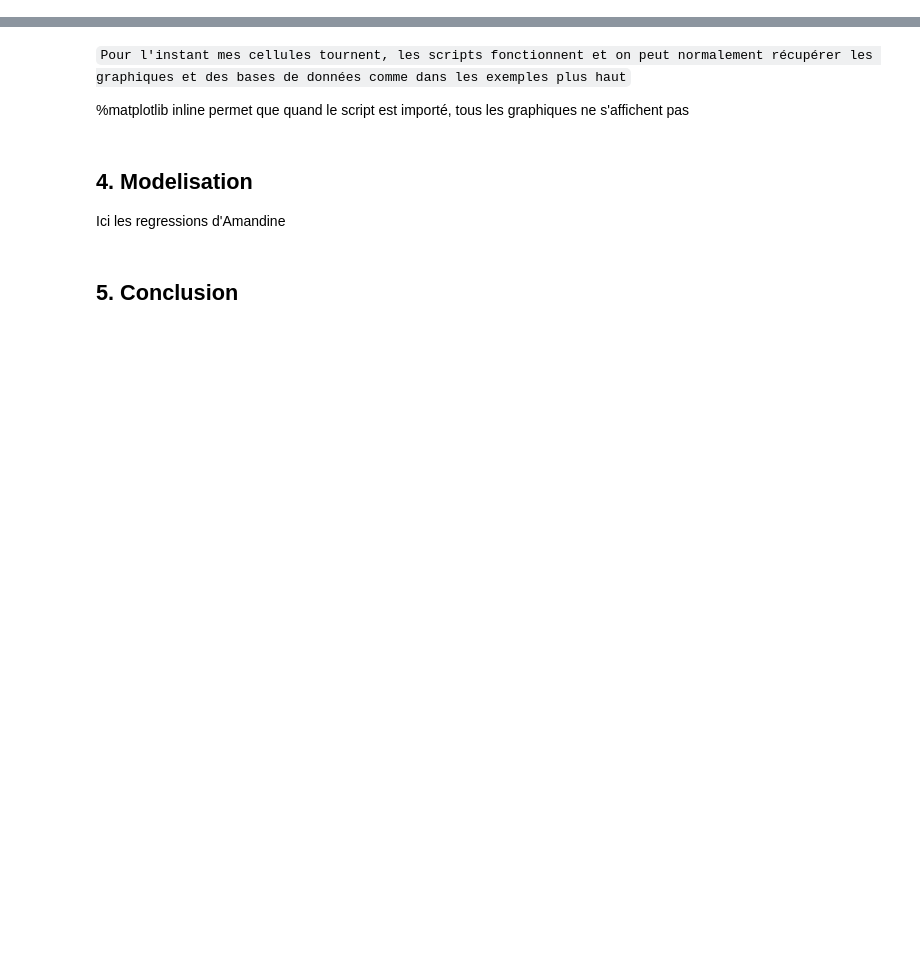
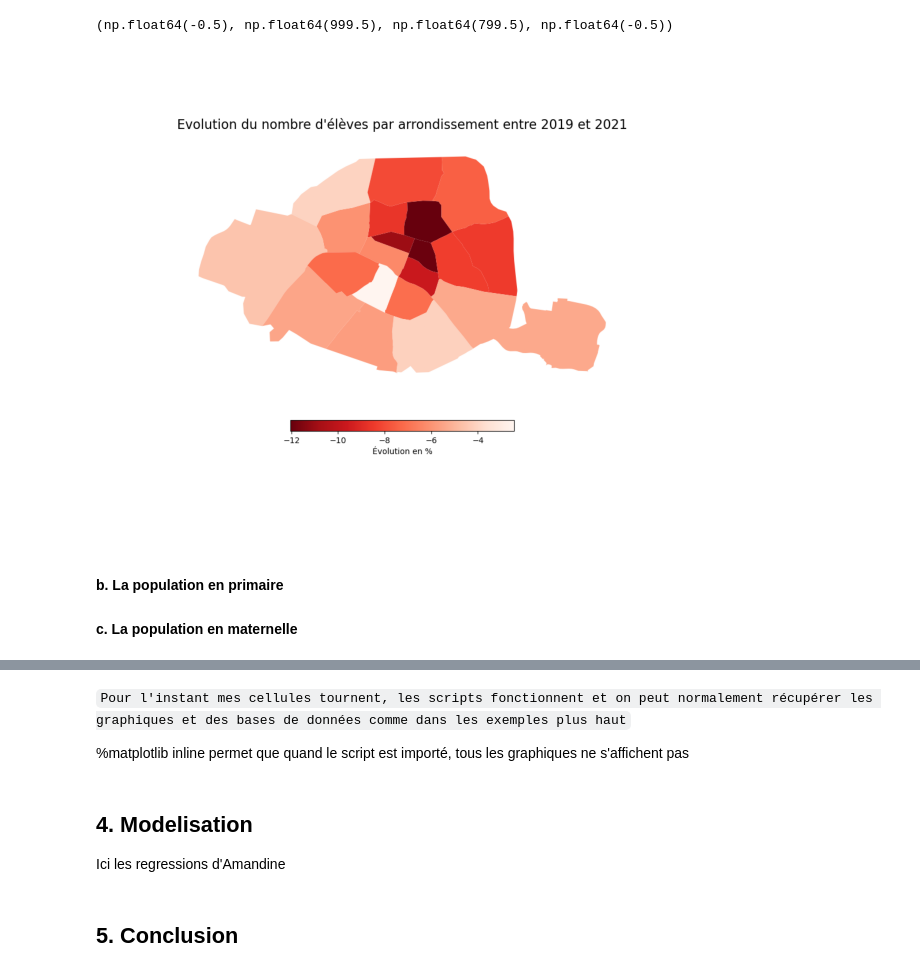
Before and after one commit to Amandine701/Projet-Python-evolution-des-ecoles-par-arrondissement-dans-Paris-entre-2019-et-2022, a Jupyter notebook: rapport.ipynb, the cells around one changed output, grey strips where cells are left out. Cells and saved outputs as stored; diff of their text form; code cells hidden in the pictures; blank space fills up the shorter version.

```diff
--- a/rapport.ipynb
+++ b/rapport.ipynb
@@ -110,3 +189,16 @@ plt.axis("off")
+# %%
+plt.figure(figsize=(10, 6))
+plt.imshow(mpimg.imread("graphs/carte_evol_effectifs_pourcentage.png"))
+plt.axis("off")
+print("ca serait utile de mettre le chiffre associé à la borne de droite de la légende")
+# %% [output]
+(np.float64(-0.5), np.float64(999.5), np.float64(799.5), np.float64(-0.5))
+[figure, added]
+# %% [markdown]
+
+#### b. La population en primaire
+
+#### c. La population en maternelle
 # %%
 %matplotlib inline
 from scripts import stats_descr_recensement
```
Also changed, not shown: parts of 22 cells of this notebook, 20 other files.
